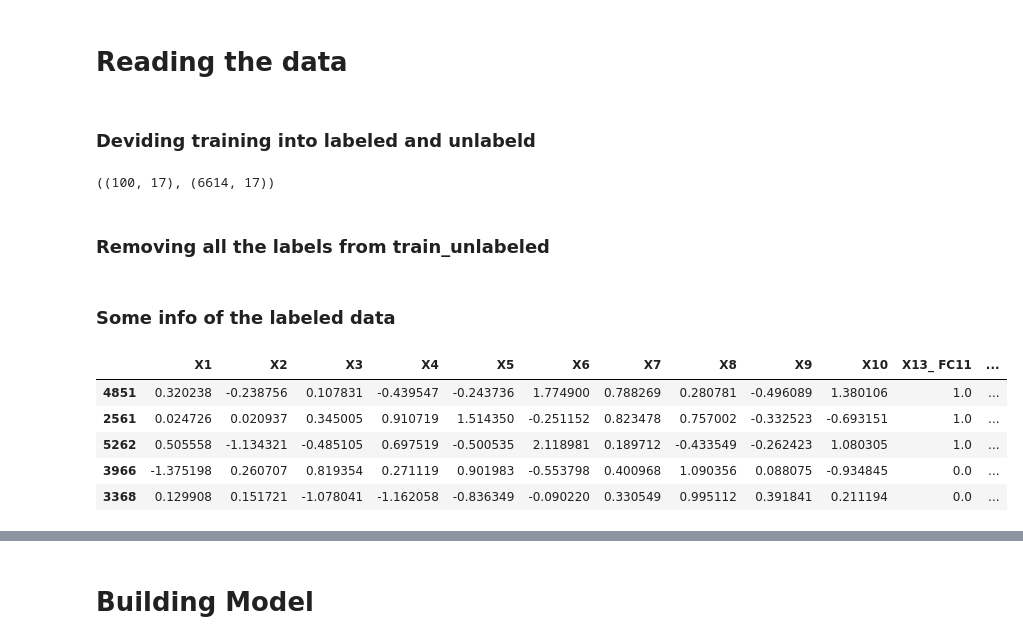
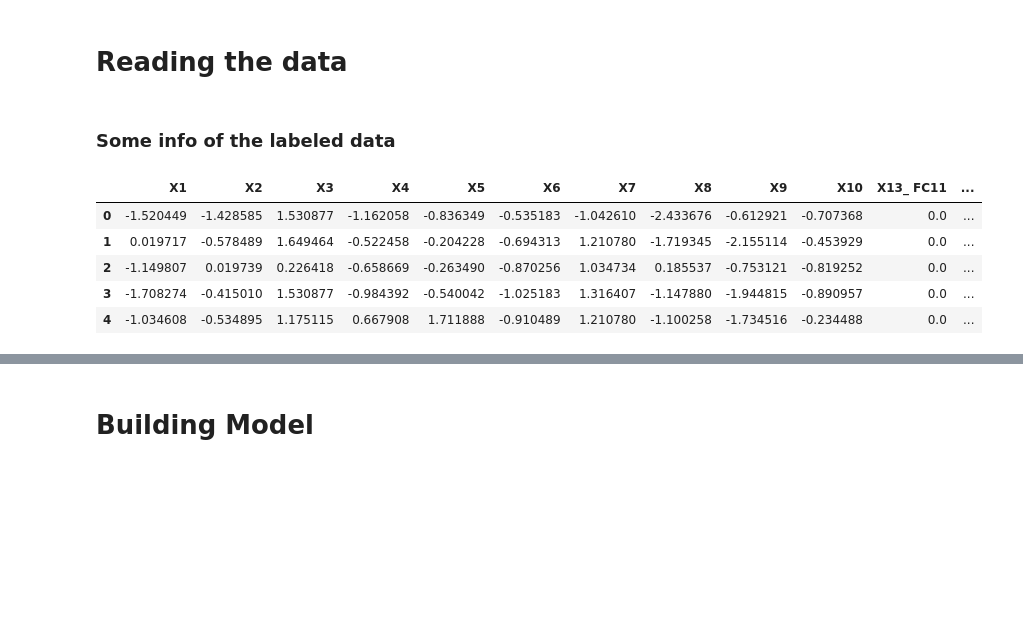
Before and after one commit to Elyas1422/multiclass_classifiers_benchmarking, a Jupyter notebook: ActiveLearningAmmar.ipynb, the cells around one changed output, grey strips where cells are left out. Saved outputs shown, nothing was run; the diff lists cells and outputs as text; code cells hidden in the pictures; blank space fills up the shorter version.

```diff
--- a/ActiveLearningAmmar.ipynb
+++ b/ActiveLearningAmmar.ipynb
@@ -18,13 +20,3 @@ working_on = MY_PC
 train_data = pd.read_csv(working_on + "/preprocessed_data/train_data.csv")
 val_data = pd.read_csv(working_on + "/preprocessed_data/val_data.csv")
 test_data = pd.read_csv(working_on + "/preprocessed_data/test_data.csv")
-# %% [markdown]
-### Deviding training into labeled and unlabeld
-# %%
-train_labeled = train_data.sample(100)
-train_unlabeled = train_data.drop(train_labeled.index)
-train_labeled.shape, train_unlabeled.shape
-# %% [output]
-((100, 17), (6614, 17))
-# %% [markdown]
-### Removing all the labels from train_unlabeled
@@ -33,14 +23,14 @@ train_unlabeled["Y"] = np.nan
 # %% [markdown]
 ### Some info of the labeled data
 # %%
-train_labeled.head()
+train_data.head()
 # %% [output]
 |  | X1 | X2 | X3 | X4 | X5 | X6 | X7 | X8 | X9 | X10 | X13_ FC11 | ... |
-| 4851 | 0.320238 | -0.238756 | 0.107831 | -0.439547 | -0.243736 | 1.774900 | 0.788269 | 0.280781 | -0.496089 | 1.380106 | 1.0 | ... |
-| 2561 | 0.024726 | 0.020937 | 0.345005 | 0.910719 | 1.514350 | -0.251152 | 0.823478 | 0.757002 | -0.332523 | -0.693151 | 1.0 | ... |
-| 5262 | 0.505558 | -1.134321 | -0.485105 | 0.697519 | -0.500535 | 2.118981 | 0.189712 | -0.433549 | -0.262423 | 1.080305 | 1.0 | ... |
-| 3966 | -1.375198 | 0.260707 | 0.819354 | 0.271119 | 0.901983 | -0.553798 | 0.400968 | 1.090356 | 0.088075 | -0.934845 | 0.0 | ... |
-| 3368 | 0.129908 | 0.151721 | -1.078041 | -1.162058 | -0.836349 | -0.090220 | 0.330549 | 0.995112 | 0.391841 | 0.211194 | 0.0 | ... |
+| 0 | -1.520449 | -1.428585 | 1.530877 | -1.162058 | -0.836349 | -0.535183 | -1.042610 | -2.433676 | -0.612921 | -0.707368 | 0.0 | ... |
+| 1 | 0.019717 | -0.578489 | 1.649464 | -0.522458 | -0.204228 | -0.694313 | 1.210780 | -1.719345 | -2.155114 | -0.453929 | 0.0 | ... |
+| 2 | -1.149807 | 0.019739 | 0.226418 | -0.658669 | -0.263490 | -0.870256 | 1.034734 | 0.185537 | -0.753121 | -0.819252 | 0.0 | ... |
+| 3 | -1.708274 | -0.415010 | 1.530877 | -0.984392 | -0.540042 | -1.025183 | 1.316407 | -1.147880 | -1.944815 | -0.890957 | 0.0 | ... |
+| 4 | -1.034608 | -0.534895 | 1.175115 | 0.667908 | 1.711888 | -0.910489 | 1.210780 | -1.100258 | -1.734516 | -0.234488 | 0.0 | ... |
 # %%
 def display_dataframe_summary(dataframe, sort_by='Column'):
 
```
Also changed, not shown: parts of 13 cells of this notebook, 5 other files.
